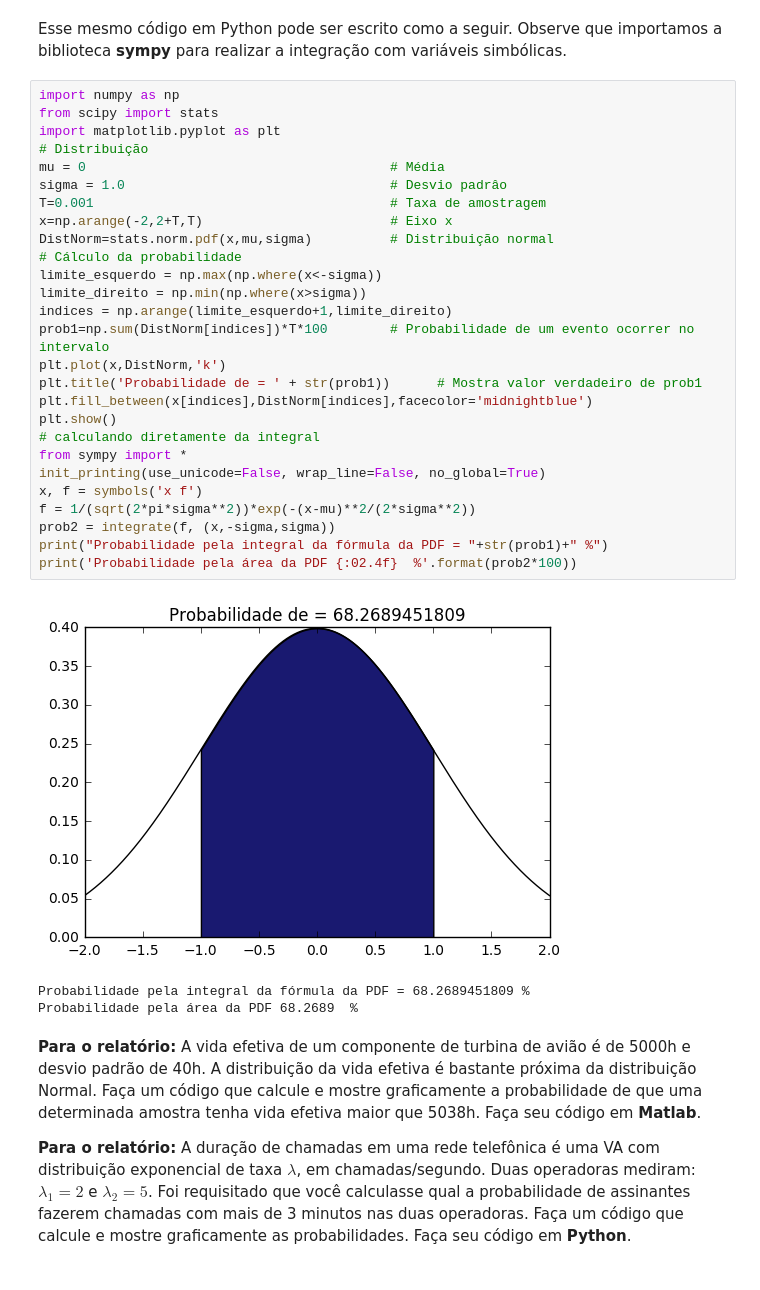
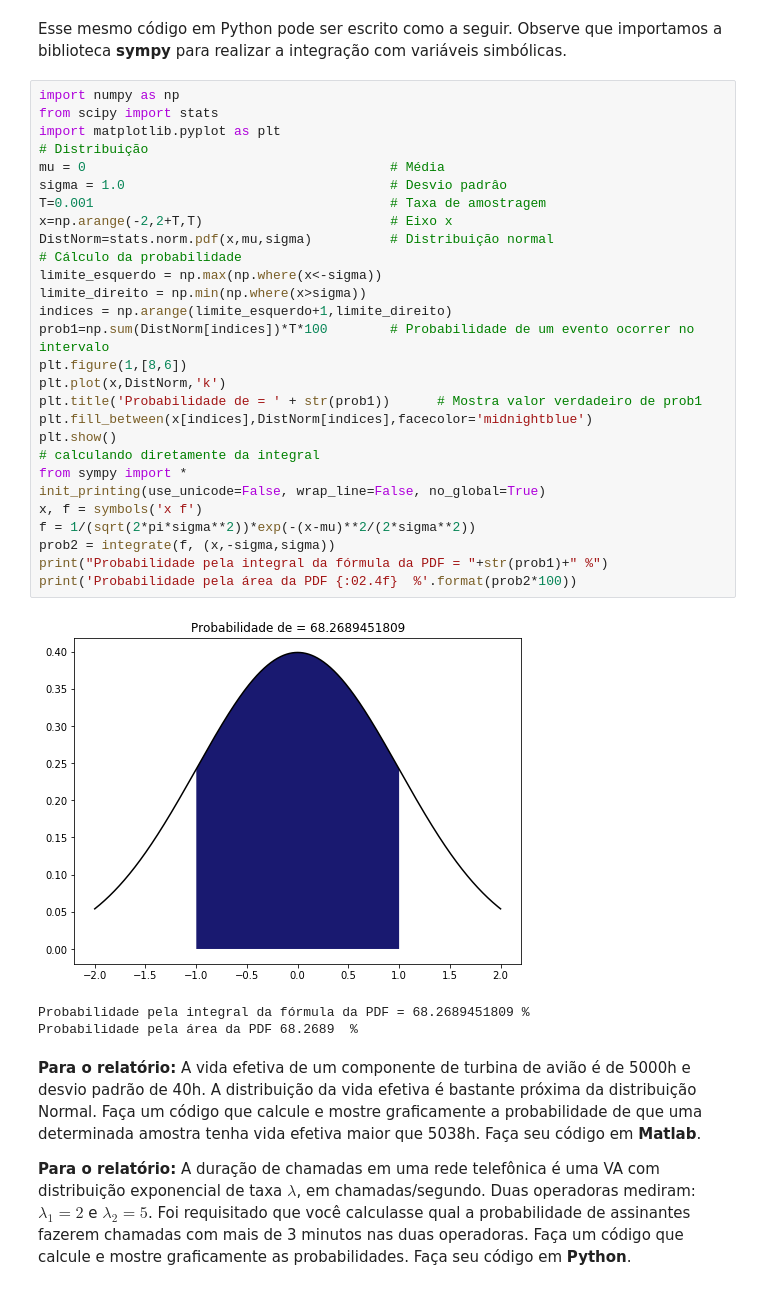
Before and after one commit to josemcast/DCO2004_LabPSC, a Jupyter notebook: h07.ipynb, the cells around one changed output. Cells and saved outputs as stored; diff of their text form.

```diff
--- a/h07.ipynb
+++ b/h07.ipynb
@@ -427,32 +427,33 @@ Esse mesmo código em Python pode ser escrito como a seguir. Observe que importa
 # %%
 import numpy as np
 from scipy import stats
 import matplotlib.pyplot as plt
 # Distribuição
 mu = 0                                       # Média
 sigma = 1.0                                  # Desvio padrâo
 T=0.001                                      # Taxa de amostragem
 x=np.arange(-2,2+T,T)                        # Eixo x
 DistNorm=stats.norm.pdf(x,mu,sigma)          # Distribuição normal
 # Cálculo da probabilidade
 limite_esquerdo = np.max(np.where(x<-sigma))
 limite_direito = np.min(np.where(x>sigma))
 indices = np.arange(limite_esquerdo+1,limite_direito)
 prob1=np.sum(DistNorm[indices])*T*100        # Probabilidade de um evento ocorrer no intervalo
+plt.figure(1,[8,6])
 plt.plot(x,DistNorm,'k')
 plt.title('Probabilidade de = ' + str(prob1))      # Mostra valor verdadeiro de prob1
 plt.fill_between(x[indices],DistNorm[indices],facecolor='midnightblue')
 plt.show()
 # calculando diretamente da integral
 from sympy import *
 init_printing(use_unicode=False, wrap_line=False, no_global=True)
 x, f = symbols('x f')
 f = 1/(sqrt(2*pi*sigma**2))*exp(-(x-mu)**2/(2*sigma**2))
 prob2 = integrate(f, (x,-sigma,sigma))
 print("Probabilidade pela integral da fórmula da PDF = "+str(prob1)+" %")
 print('Probabilidade pela área da PDF {:02.4f}  %'.format(prob2*100))
 # %% [output]
-[figure, old version]
+[figure, new version]
 Probabilidade pela integral da fórmula da PDF = 68.2689451809 %
 Probabilidade pela área da PDF 68.2689  %
 # %% [markdown]
```
Also changed, not shown: parts of 1 cell of this notebook.
